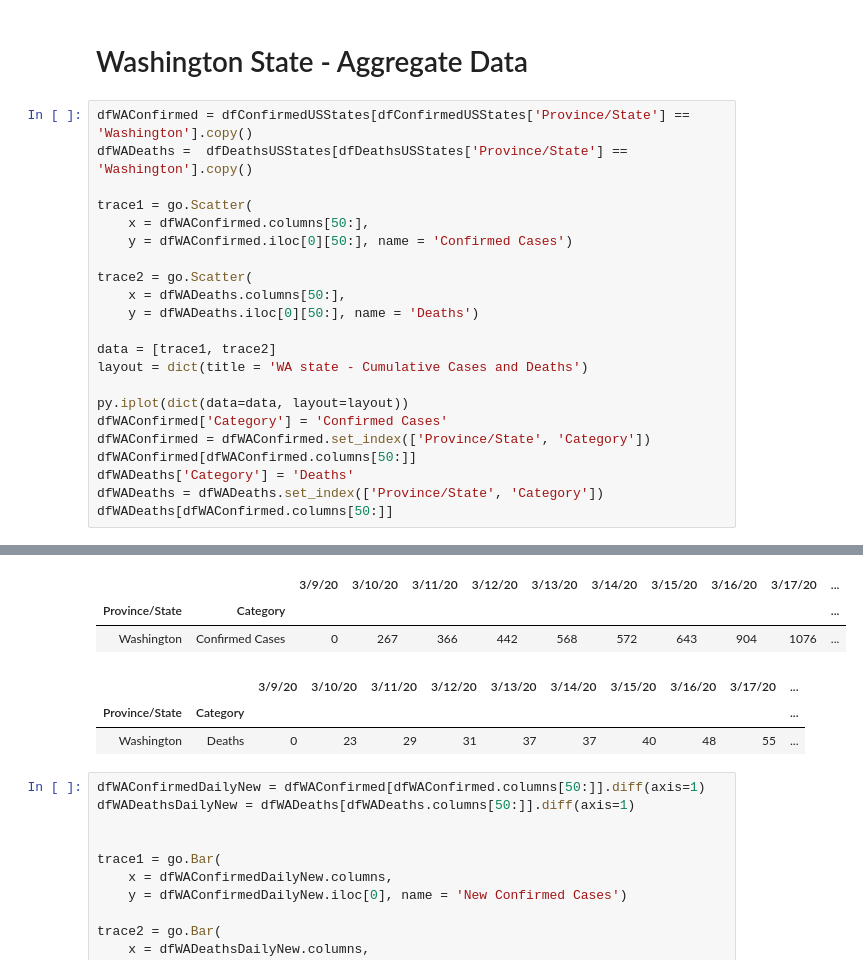
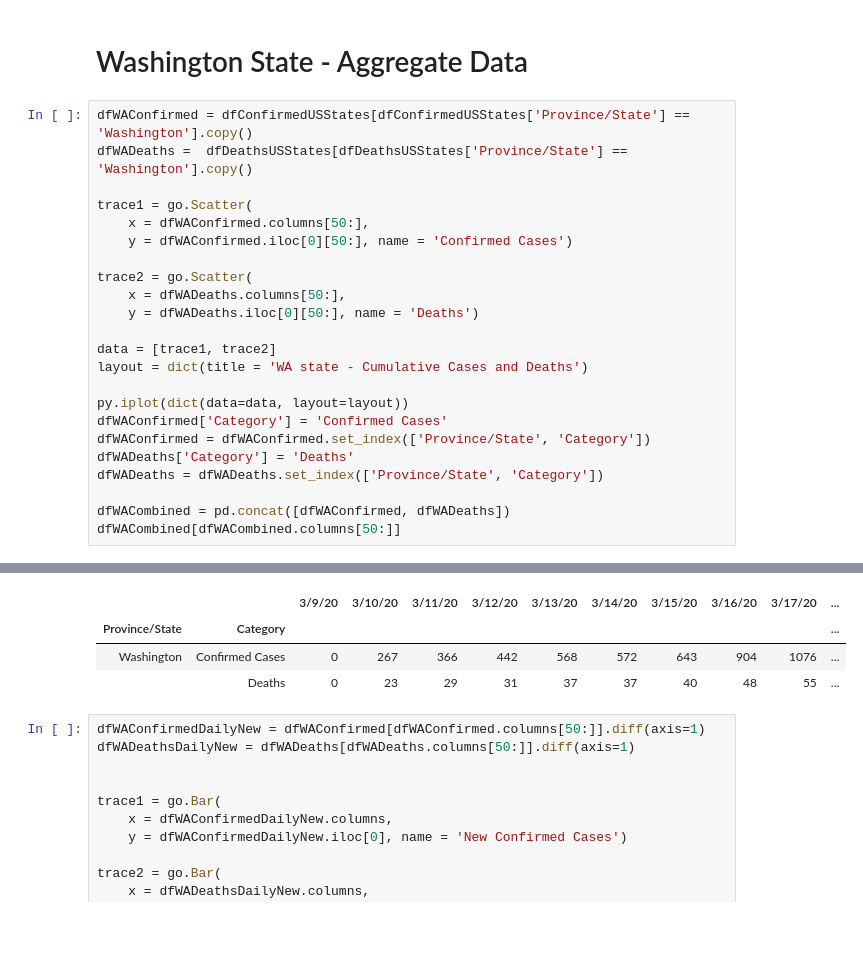
Before and after one commit to arkulkarni/COVID-19-Analysis, a Jupyter notebook: COVID-19-Analysis.ipynb, the cells around one changed output, grey strips where cells are left out. Drawn from its saved outputs; the diff is of its cells as text; blank space fills up the shorter version.

```diff
--- a/COVID-19-Analysis.ipynb
+++ b/COVID-19-Analysis.ipynb
@@ -58,33 +58,32 @@ dfDeathsUSStates = dfDeathsUSStates.sort_values(dfDeathsUSStates.columns[-1], as
 # %%
 dfWAConfirmed = dfConfirmedUSStates[dfConfirmedUSStates['Province/State'] == 'Washington'].copy()
 dfWADeaths =  dfDeathsUSStates[dfDeathsUSStates['Province/State'] == 'Washington'].copy()
 
 trace1 = go.Scatter(
     x = dfWAConfirmed.columns[50:],
     y = dfWAConfirmed.iloc[0][50:], name = 'Confirmed Cases')
 
 trace2 = go.Scatter(
     x = dfWADeaths.columns[50:],
     y = dfWADeaths.iloc[0][50:], name = 'Deaths')
 
 data = [trace1, trace2]
 layout = dict(title = 'WA state - Cumulative Cases and Deaths')
 
 py.iplot(dict(data=data, layout=layout))
 dfWAConfirmed['Category'] = 'Confirmed Cases'
 dfWAConfirmed = dfWAConfirmed.set_index(['Province/State', 'Category'])
-dfWAConfirmed[dfWAConfirmed.columns[50:]]
 dfWADeaths['Category'] = 'Deaths'
 dfWADeaths = dfWADeaths.set_index(['Province/State', 'Category'])
-dfWADeaths[dfWAConfirmed.columns[50:]]
+
+dfWACombined = pd.concat([dfWAConfirmed, dfWADeaths])
+dfWACombined[dfWACombined.columns[50:]]
 # %% [output]
 [interactive output not drawn]
 |  |  | 3/9/20 | 3/10/20 | 3/11/20 | 3/12/20 | 3/13/20 | 3/14/20 | 3/15/20 | 3/16/20 | 3/17/20 | ... |
 | Province/State | Category |  |  |  |  |  |  |  |  |  | ... |
 | Washington | Confirmed Cases | 0 | 267 | 366 | 442 | 568 | 572 | 643 | 904 | 1076 | ... |
+|  | Deaths | 0 | 23 | 29 | 31 | 37 | 37 | 40 | 48 | 55 | ... |
-|  |  | 3/9/20 | 3/10/20 | 3/11/20 | 3/12/20 | 3/13/20 | 3/14/20 | 3/15/20 | 3/16/20 | 3/17/20 | ... |
-| Province/State | Category |  |  |  |  |  |  |  |  |  | ... |
-| Washington | Deaths | 0 | 23 | 29 | 31 | 37 | 37 | 40 | 48 | 55 | ... |
 # %%
 dfWAConfirmedDailyNew = dfWAConfirmed[dfWAConfirmed.columns[50:]].diff(axis=1)
 dfWADeathsDailyNew = dfWADeaths[dfWADeaths.columns[50:]].diff(axis=1)
```
